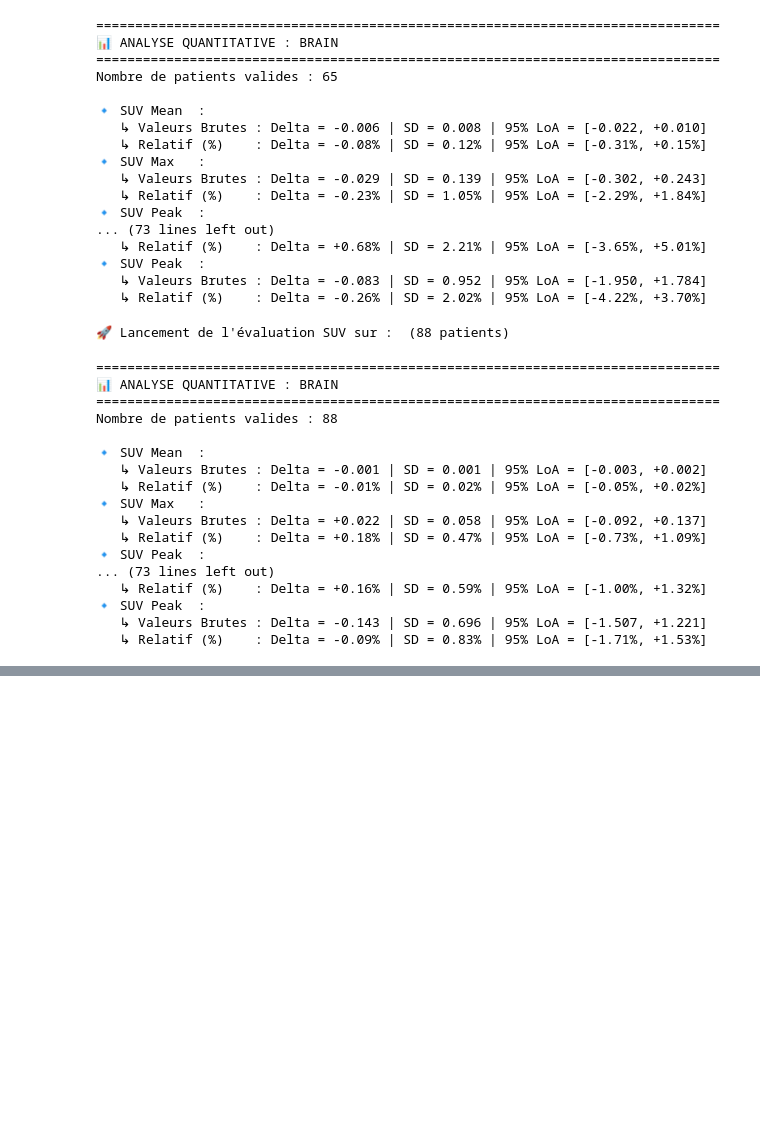
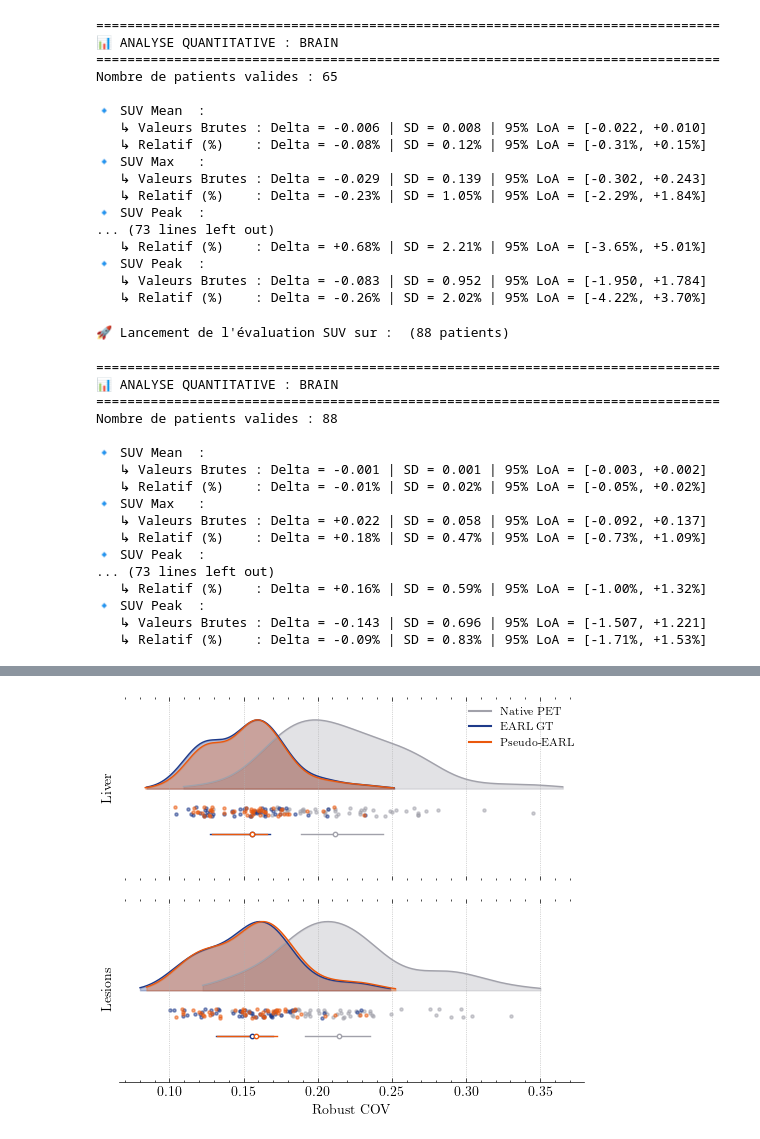
Before and after one commit to Arksyd96/federated-pet-harmonization, a Jupyter notebook: notebooks/pet_earl_translation_evaluation.ipynb, the cells around one changed output, grey strips where cells are left out. Cells and saved outputs as stored; diff of their text form; code cells hidden in the pictures; blank space fills up the shorter version.

```diff
--- a/notebooks/pet_earl_translation_evaluation.ipynb
+++ b/notebooks/pet_earl_translation_evaluation.ipynb
@@ -1518,0 +1521,99 @@ Nombre de patients valides : 88
+# %%
+vois = ['Brain', 'Liver', 'Lung', 'Spleen', 'Bladder', 'Lesions']
+n_patients = 50
+data = []
+
+for voi in vois:
+    base_cov = np.random.normal(loc=0.15, scale=0.03, size=n_patients)
+    # Native est plus bruité et décalé
+    cov_native = base_cov + np.random.normal(loc=0.06, scale=0.03, size=n_patients)
+    # Pseudo-EARL est quasi identique à EARL
+    cov_pseudo = base_cov + np.random.normal(loc=0.001, scale=0.003, size=n_patients)
+
+    for i in range(n_patients):
+        data.append({'Patient': i, 'VOI': voi, 'Modality': 'Native PET', 'Robust_COV': cov_native[i]})
+        data.append({'Patient': i, 'VOI': voi, 'Modality': 'EARL GT', 'Robust_COV': base_cov[i]})
+        data.append({'Patient': i, 'VOI': voi, 'Modality': 'Pseudo-EARL', 'Robust_COV': cov_pseudo[i]})
+
+# --- C'EST CE DATAFRAME QUE TU DOIS REMPLACER PAR LE TIENS ---
+df_cov = pd.DataFrame(data)
+# %%
+import numpy as np
+import pandas as pd
+import matplotlib.pyplot as plt
+import seaborn as sns
+import scienceplots
+from scipy.stats import gaussian_kde
+
+def plot_minimal_raincloud(df_input):
+    df_filtered = df_input[df_input['VOI'].isin(['Liver', 'Lesions'])].copy()
+
+    plt.style.use(['science'])
+
+    # 1. Augmentation de la taille de la figure
+    # 2. Rapprochement des lignes via gridspec_kw (réduction de l'espace vertical hspace)
+    fig, axes = plt.subplots(2, 1, figsize=(6, 5), sharex=True, gridspec_kw={'hspace': 0.1})
+
+    vois = ['Liver', 'Lesions']
+    modalities = ['Native PET', 'EARL GT', 'Pseudo-EARL']
+    colors = ['#a1a1aa', '#1e3a8a', '#ea580c']
+
+    for idx, voi in enumerate(vois):
+        ax = axes[idx]
+        df_voi = df_filtered[df_filtered['VOI'] == voi]
+
+        y_base = 0.0
+
+        for mod, color in zip(modalities, colors):
+            vals = df_voi[df_voi['Modality'] == mod]['Robust_COV'].dropna().values
+            if len(vals) == 0: continue
+
+            # Le Nuage (KDE)
+            kde = gaussian_kde(vals)
+            x_range = np.linspace(vals.min() - 0.02, vals.max() + 0.02, 200)
+            y_kde = kde(x_range)
+            y_kde = (y_kde / y_kde.max()) * 0.3
+
+            ax.fill_between(x_range, y_base, y_base + y_kde, color=color, alpha=0.3)
+            ax.plot(x_range, y_base + y_kde, color=color)
+
+            # La Pluie (Points)
+            jitter = np.random.uniform(-0.02, 0.02, size=len(vals))
+            ax.scatter(vals, np.full_like(vals, y_base - 0.1) + jitter, color=color, alpha=0.5, s=5)
+
+            # Le Boxplot
+            q1, median, q3 = np.percentile(vals, [25, 50, 75])
+            ax.plot([q1, q3], [y_base - 0.2, y_base - 0.2], color=color)
+            ax.scatter([median], [y_base - 0.2], color='white', edgecolor=color, s=10, zorder=5)
+
+        ax.set_ylabel(voi)
+        ax.set_yticks([])
+        ax.set_ylim(-0.4, 0.4)
+
+        # 3. Retrait des bordures noire supérieure, gauche et droite (Seule la ligne X du bas reste)
+        ax.spines['top'].set_visible(False)
+        ax.spines['right'].set_visible(False)
+        ax.spines['left'].set_visible(False)
+
+        # 4. Retrait de la ligne/barre en dessous des nuages de points (la ligne zéro de base)
+        ax.spines['bottom'].set_visible(False)
+
+        # Conserver la grille uniquement sur l'axe X
+        ax.grid(axis='x', linestyle=':')
+
+    # Forcer la réapparition de la ligne de l'axe X uniquement tout en bas du graphique global
+    axes[-1].spines['bottom'].set_visible(True)
+    axes[-1].set_xlabel("Robust COV")
+
+    # 5. Réduction de la taille du texte de la légende (prop) et application des couleurs exactes (handles)
+    from matplotlib.lines import Line2D
+    legend_elements = [Line2D([0], [0], color=c, lw=1.5, label=m) for m, c in zip(modalities, colors)]
+    axes[0].legend(handles=legend_elements, loc='upper right', prop={'size': 8})
+
+    plt.show()
+    plt.style.use('default')
+
+# Appel direct
+plot_minimal_raincloud(df_cov)
+# %% [output]
+[figure, added]
```
Also changed, not shown: parts of 5 cells of this notebook.
